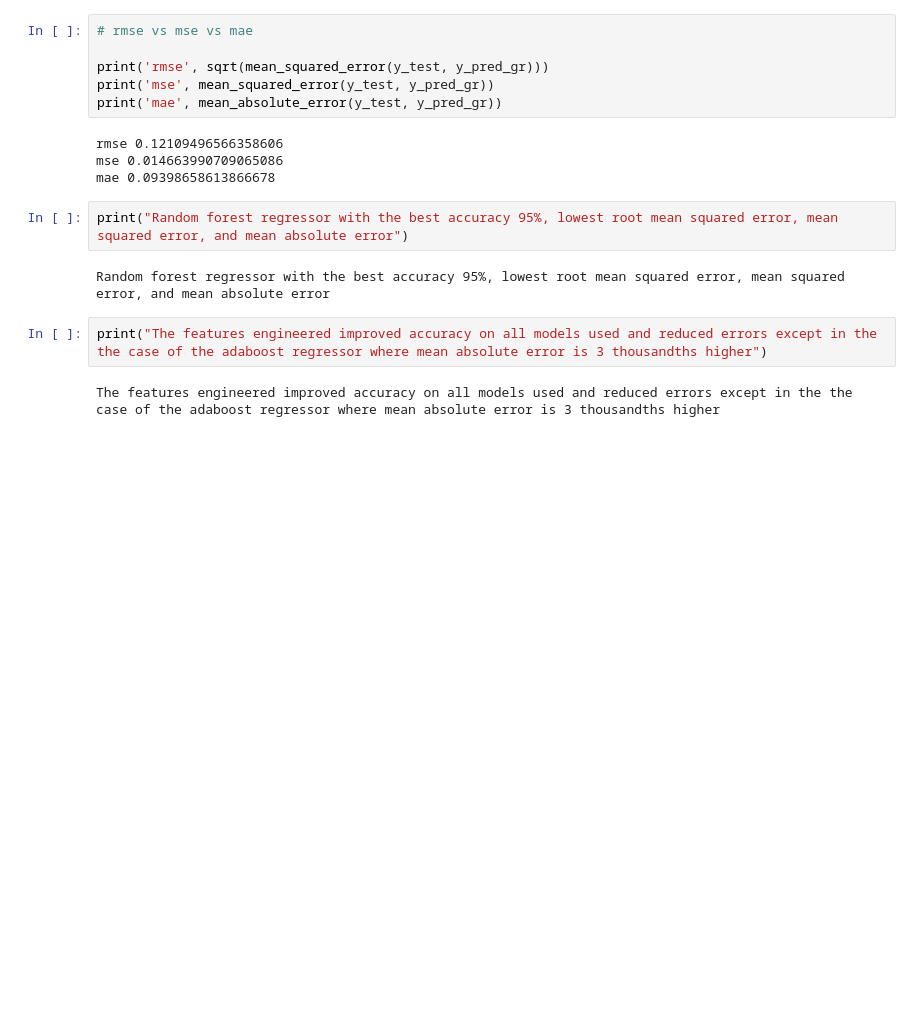
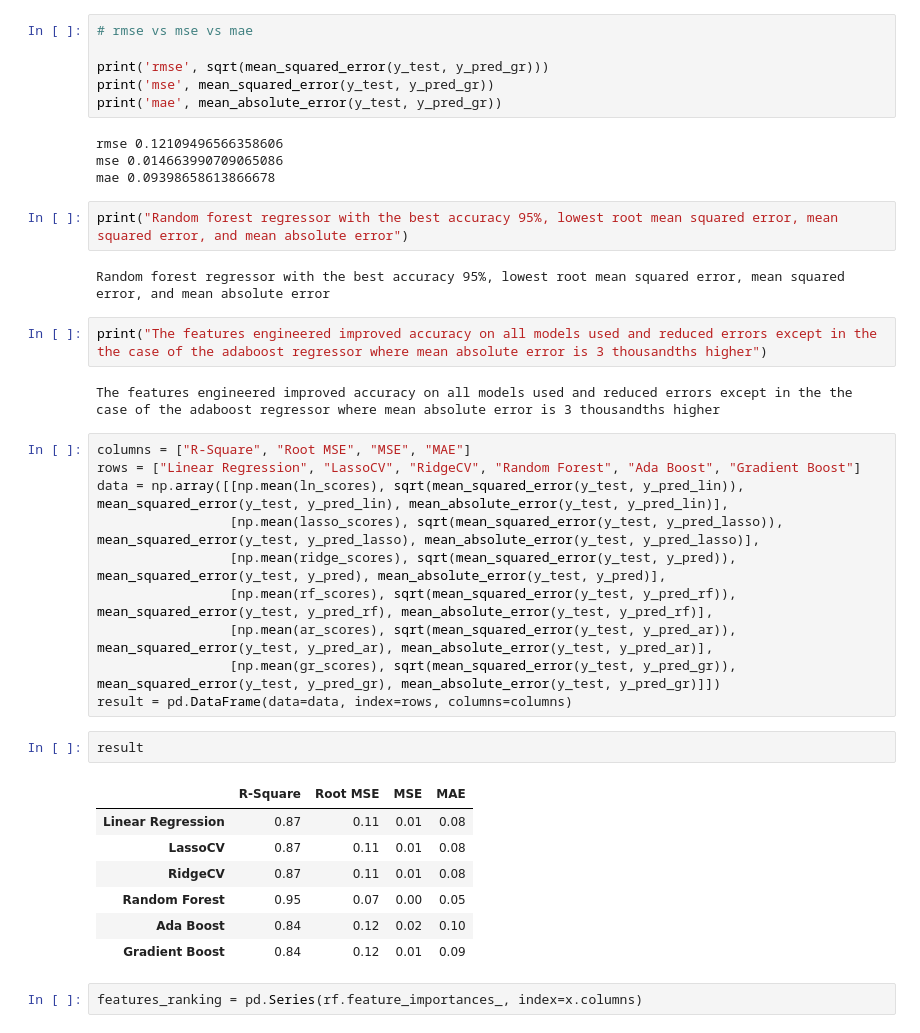
Before and after one commit to akinlaba/pubg, a Jupyter notebook: model_analysis_with_engineered_features.ipynb, the cells around one changed output. Saved outputs shown, nothing was run; the diff lists cells and outputs as text; blank space fills up the shorter version.

```diff
--- a/model_analysis_with_engineered_features.ipynb
+++ b/model_analysis_with_engineered_features.ipynb
@@ -213,3 +214,25 @@ Random forest regressor with the best accuracy 95%, lowest root mean squared err
 print("The features engineered improved accuracy on all models used and reduced errors except in the the case of the adaboost regressor where mean absolute error is 3 thousandths higher")
 # %% [output]
 The features engineered improved accuracy on all models used and reduced errors except in the the case of the adaboost regressor where mean absolute error is 3 thousandths higher
+# %%
+columns = ["R-Square", "Root MSE", "MSE", "MAE"]
+rows = ["Linear Regression", "LassoCV", "RidgeCV", "Random Forest", "Ada Boost", "Gradient Boost"]
+data = np.array([[np.mean(ln_scores), sqrt(mean_squared_error(y_test, y_pred_lin)), mean_squared_error(y_test, y_pred_lin), mean_absolute_error(y_test, y_pred_lin)],
+                 [np.mean(lasso_scores), sqrt(mean_squared_error(y_test, y_pred_lasso)), mean_squared_error(y_test, y_pred_lasso), mean_absolute_error(y_test, y_pred_lasso)],
+                 [np.mean(ridge_scores), sqrt(mean_squared_error(y_test, y_pred)), mean_squared_error(y_test, y_pred), mean_absolute_error(y_test, y_pred)],
+                 [np.mean(rf_scores), sqrt(mean_squared_error(y_test, y_pred_rf)), mean_squared_error(y_test, y_pred_rf), mean_absolute_error(y_test, y_pred_rf)],
+                 [np.mean(ar_scores), sqrt(mean_squared_error(y_test, y_pred_ar)), mean_squared_error(y_test, y_pred_ar), mean_absolute_error(y_test, y_pred_ar)],
+                 [np.mean(gr_scores), sqrt(mean_squared_error(y_test, y_pred_gr)), mean_squared_error(y_test, y_pred_gr), mean_absolute_error(y_test, y_pred_gr)]])
+result = pd.DataFrame(data=data, index=rows, columns=columns)
+# %%
+result
+# %% [output]
+|  | R-Square | Root MSE | MSE | MAE |
+| Linear Regression | 0.87 | 0.11 | 0.01 | 0.08 |
+| LassoCV | 0.87 | 0.11 | 0.01 | 0.08 |
+| RidgeCV | 0.87 | 0.11 | 0.01 | 0.08 |
+| Random Forest | 0.95 | 0.07 | 0.00 | 0.05 |
+| Ada Boost | 0.84 | 0.12 | 0.02 | 0.10 |
+| Gradient Boost | 0.84 | 0.12 | 0.01 | 0.09 |
+# %%
+features_ranking = pd.Series(rf.feature_importances_, index=x.columns)
```
Also changed, not shown: parts of 3 cells of this notebook.
